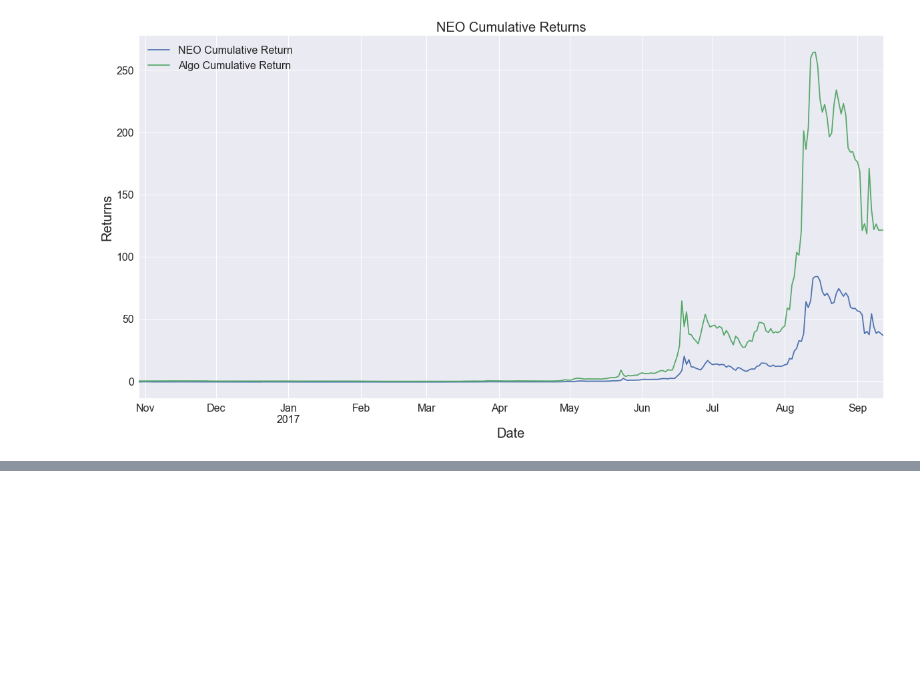
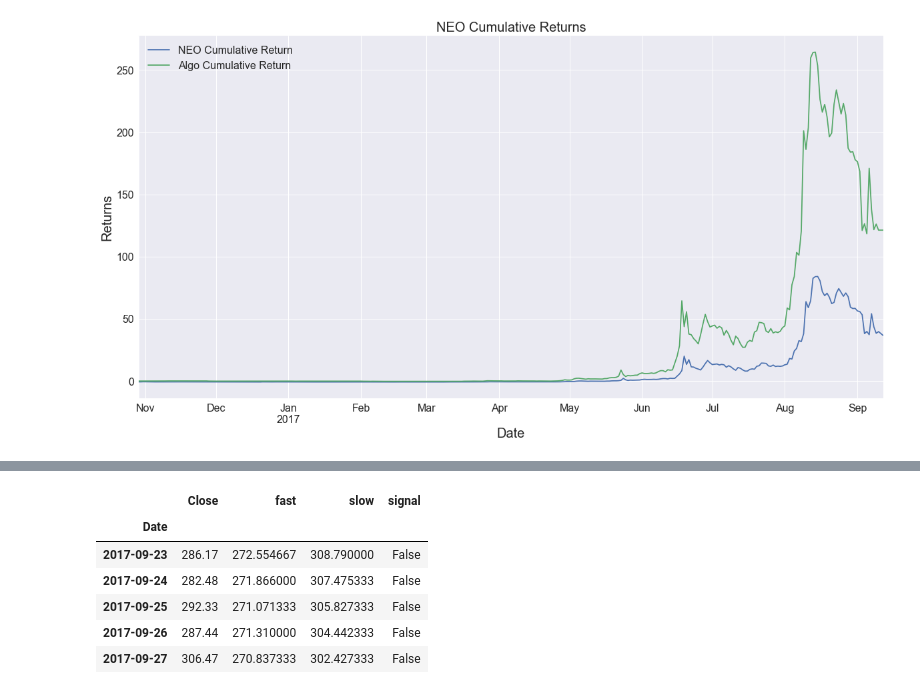
Before and after one commit to auto-d1dact/crypto_testing, a Jupyter notebook: crypto_sma.ipynb, the cells around one changed output, grey strips where cells are left out. Saved outputs shown, nothing was run; the diff lists cells and outputs as text; code cells hidden in the pictures; blank space fills up the shorter version.

```diff
--- a/crypto_sma.ipynb
+++ b/crypto_sma.ipynb
@@ -157,0 +201,10 @@ With optimal return: 12022.93%
+# %%
+crypto_ma_signal('ETH', 15, 30)
+# %% [output]
+|  | Close | fast | slow | signal |
+| Date |  |  |  |  |
+| 2017-09-23 | 286.17 | 272.554667 | 308.790000 | False |
+| 2017-09-24 | 282.48 | 271.866000 | 307.475333 | False |
+| 2017-09-25 | 292.33 | 271.071333 | 305.827333 | False |
+| 2017-09-26 | 287.44 | 271.310000 | 304.442333 | False |
+| 2017-09-27 | 306.47 | 270.837333 | 302.427333 | False |
```
Also changed, not shown: parts of 5 cells of this notebook, 1 other file.
